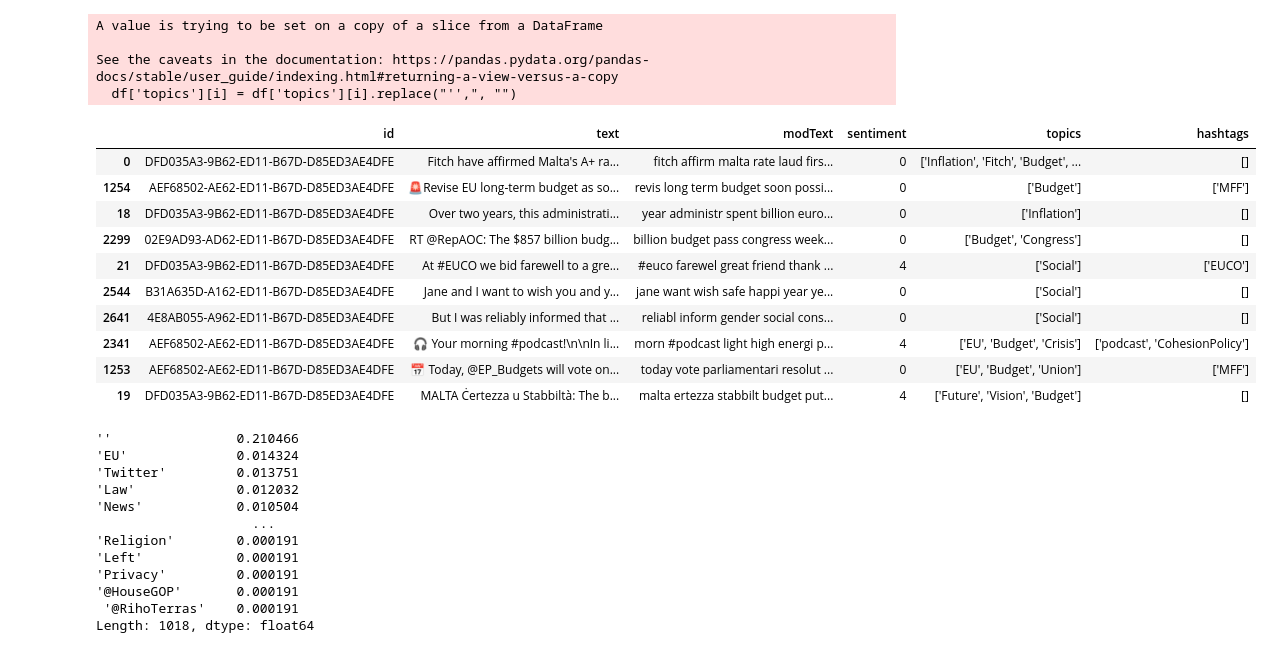
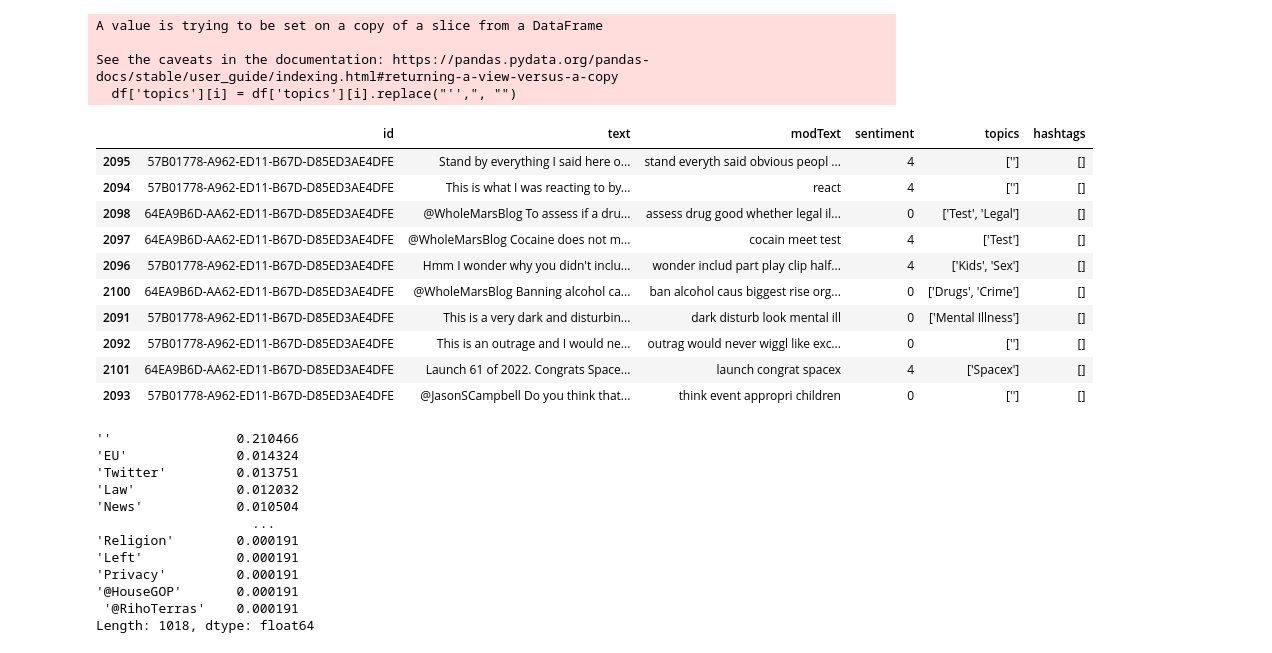
Before and after one commit to AnGafa/Sentiment-Analysis-from-Tweets, a Jupyter notebook: userSims.ipynb, the cells around one changed output. Saved outputs shown, nothing was run; the diff lists cells and outputs as text; code cells hidden in the pictures.

```diff
--- a/userSims.ipynb
+++ b/userSims.ipynb
@@ -4,45 +4,47 @@ import matplotlib.pyplot as plt
 
 df = pd.read_csv('./results4.csv')
 df.columns = ['id', 'text', 'modText', 'sentiment', 'topics', 'hashtags']
+
+chosenId = "64EA9B6D-AA62-ED11-B67D-D85ED3AE4DFE"
 
 for i in range(0, len(df)):
     df['topics'][i] = df['topics'][i].replace("'',", "")
 df['topics'] = df['topics'].apply(lambda x: x[1:-1].split(', '))
 
 #apply knn on id based on topics
 from sklearn.neighbors import NearestNeighbors
 from sklearn.feature_extraction.text import TfidfVectorizer
 from sklearn.metrics.pairwise import cosine_similarity
 
 tfidf = TfidfVectorizer()
 tfidf_matrix = tfidf.fit_transform(df['topics'].apply(lambda x: ' '.join(x)))
 cosine_sim = cosine_similarity(tfidf_matrix, tfidf_matrix)
 
 knn = NearestNeighbors(n_neighbors=10, metric='cosine')
 knn.fit(tfidf_matrix)
 
 def get_recommendations(id, cosine_sim=cosine_sim):
     idx = df.index[df['id'] == id][0]
     distances, indices = knn.kneighbors(tfidf_matrix[idx], n_neighbors=10)
     return df.iloc[indices[0]]
 
-get_recommendations("DFD035A3-9B62-ED11-B67D-D85ED3AE4DFE")
+get_recommendations(chosenId)
 # %% [output]
 A value is trying to be set on a copy of a slice from a DataFrame
 
 See the caveats in the documentation: https://pandas.pydata.org/pandas-docs/stable/user_guide/indexing.html#returning-a-view-versus-a-copy
   df['topics'][i] = df['topics'][i].replace("'',", "")
 |  | id | text | modText | sentiment | topics | hashtags |
-| 0 | DFD035A3-9B62-ED11-B67D-D85ED3AE4DFE | Fitch have affirmed Malta's A+ ra... | fitch affirm malta rate laud firs... | 0 | ['Inflation', 'Fitch', 'Budget', ... | [] |
-| 1254 | AEF68502-AE62-ED11-B67D-D85ED3AE4DFE | 🚨Revise EU long-term budget as so... | revis long term budget soon possi... | 0 | ['Budget'] | ['MFF'] |
-| 18 | DFD035A3-9B62-ED11-B67D-D85ED3AE4DFE | Over two years, this administrati... | year administr spent billion euro... | 0 | ['Inflation'] | [] |
-| 2299 | 02E9AD93-AD62-ED11-B67D-D85ED3AE4DFE | RT @RepAOC: The $857 billion budg... | billion budget pass congress week... | 0 | ['Budget', 'Congress'] | [] |
-| 21 | DFD035A3-9B62-ED11-B67D-D85ED3AE4DFE | At #EUCO we bid farewell to a gre... | #euco farewel great friend thank ... | 4 | ['Social'] | ['EUCO'] |
-| 2544 | B31A635D-A162-ED11-B67D-D85ED3AE4DFE | Jane and I want to wish you and y... | jane want wish safe happi year ye... | 0 | ['Social'] | [] |
-| 2641 | 4E8AB055-A962-ED11-B67D-D85ED3AE4DFE | But I was reliably informed that ... | reliabl inform gender social cons... | 0 | ['Social'] | [] |
-| 2341 | AEF68502-AE62-ED11-B67D-D85ED3AE4DFE | 🎧 Your morning #podcast!\n\nIn li... | morn #podcast light high energi p... | 4 | ['EU', 'Budget', 'Crisis'] | ['podcast', 'CohesionPolicy'] |
-| 1253 | AEF68502-AE62-ED11-B67D-D85ED3AE4DFE | 📅 Today, @EP_Budgets will vote on... | today vote parliamentari resolut ... | 0 | ['EU', 'Budget', 'Union'] | ['MFF'] |
-| 19 | DFD035A3-9B62-ED11-B67D-D85ED3AE4DFE | MALTA Ċertezza u Stabbiltà: The b... | malta ertezza stabbilt budget put... | 4 | ['Future', 'Vision', 'Budget'] | [] |
+| 2095 | 57B01778-A962-ED11-B67D-D85ED3AE4DFE | Stand by everything I said here o... | stand everyth said obvious peopl ... | 4 | [''] | [] |
+| 2094 | 57B01778-A962-ED11-B67D-D85ED3AE4DFE | This is what I was reacting to by... | react | 4 | [''] | [] |
+| 2098 | 64EA9B6D-AA62-ED11-B67D-D85ED3AE4DFE | @WholeMarsBlog To assess if a dru... | assess drug good whether legal il... | 0 | ['Test', 'Legal'] | [] |
+| 2097 | 64EA9B6D-AA62-ED11-B67D-D85ED3AE4DFE | @WholeMarsBlog Cocaine does not m... | cocain meet test | 4 | ['Test'] | [] |
+| 2096 | 57B01778-A962-ED11-B67D-D85ED3AE4DFE | Hmm I wonder why you didn't inclu... | wonder includ part play clip half... | 4 | ['Kids', 'Sex'] | [] |
+| 2100 | 64EA9B6D-AA62-ED11-B67D-D85ED3AE4DFE | @WholeMarsBlog Banning alcohol ca... | ban alcohol caus biggest rise org... | 0 | ['Drugs', 'Crime'] | [] |
+| 2091 | 57B01778-A962-ED11-B67D-D85ED3AE4DFE | This is a very dark and disturbin... | dark disturb look mental ill | 0 | ['Mental Illness'] | [] |
+| 2092 | 57B01778-A962-ED11-B67D-D85ED3AE4DFE | This is an outrage and I would ne... | outrag would never wiggl like exc... | 0 | [''] | [] |
+| 2101 | 64EA9B6D-AA62-ED11-B67D-D85ED3AE4DFE | Launch 61 of 2022. Congrats Space... | launch congrat spacex | 4 | ['Spacex'] | [] |
+| 2093 | 57B01778-A962-ED11-B67D-D85ED3AE4DFE | @JasonSCampbell Do you think that... | think event appropri children | 0 | [''] | [] |
 # %%
 #remove "''," from topics
 df['topics'] = df['topics'].apply(lambda x: [i.replace("'',", "") for i in x])
```
Also changed, not shown: parts of 5 cells of this notebook, 2 other files.
